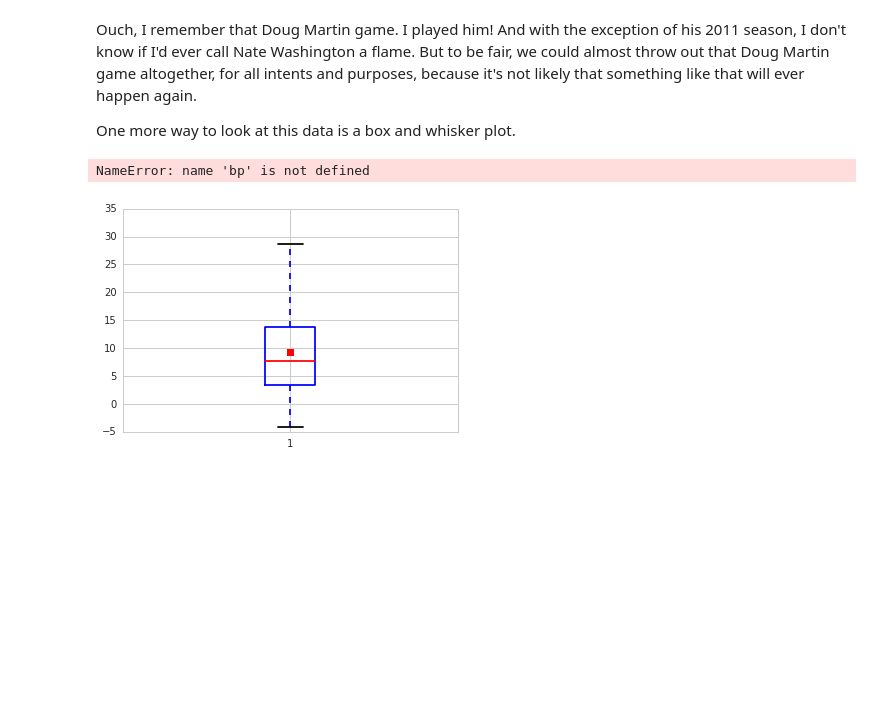
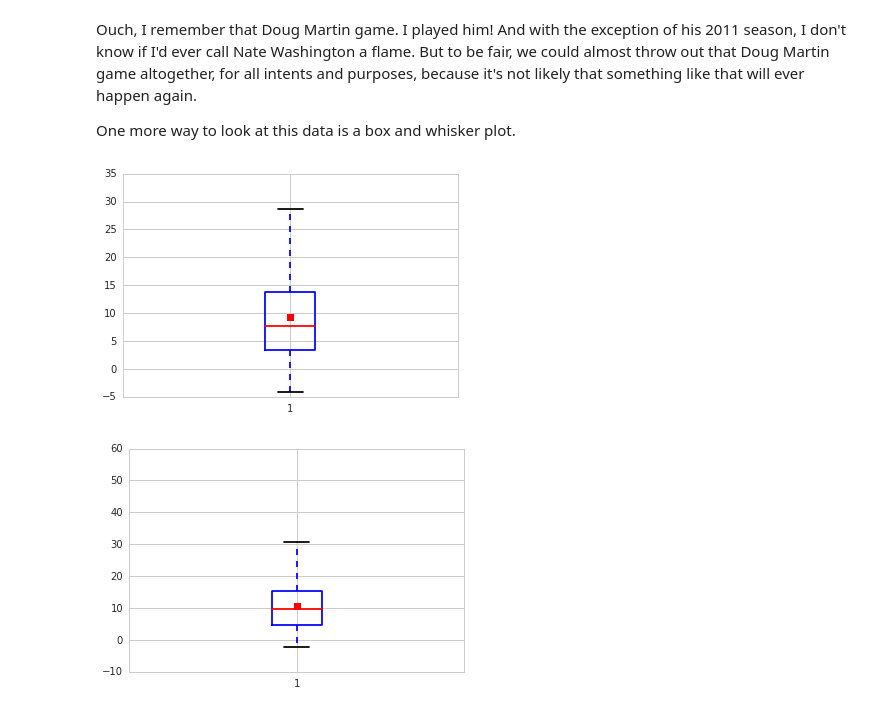
Before and after one commit to bdetweiler/brad-evans-analysis, a Jupyter notebook: Brad Evans Analysis.ipynb, the cells around one changed output. Cells and saved outputs as stored; diff of their text form; code cells hidden in the pictures; blank space fills up the shorter version.

```diff
--- a/Brad Evans Analysis.ipynb
+++ b/Brad Evans Analysis.ipynb
@@ -1863,33 +1863,33 @@ import pandas as pd
 import seaborn as sns
 
 from os import listdir
 from os.path import isfile, join
 from os import walk
 
 flames_lames_database = create_database("sqlite:/home/bdetweiler/src/Data Science/brad-evans-analysis/db/flames_lames.db")
 flames_lames_store = Store(flames_lames_database)
 
 flames = flames_lames_store.find(FlamesLames, And(FlamesLames.FLAME_LAME == u'flames', FlamesLames.PLAYER_POSITION != u'DST')).order_by(Desc(FlamesLames.ACT_FANTASY_POINTS))
 lames = flames_lames_store.find(FlamesLames, And(FlamesLames.FLAME_LAME == u'lames', FlamesLames.PLAYER_POSITION != u'DST')).order_by(Asc(FlamesLames.ACT_FANTASY_POINTS))
 
 flames_data = []
 for flame in flames:
     flames_data.append(flame.ACT_FANTASY_POINTS)
 
 lames_data = []
 for lame in lames:
     lames_data.append(lame.ACT_FANTASY_POINTS)
 
-plt.boxplot(flames_data, showfliers=True, showmeans=True)
+bp = plt.boxplot(flames_data, showfliers=True, showmeans=True)
 plt.setp(bp['fliers'], color='red', marker='+')
 
 
 plt.figure()
-plt.boxplot(lames_data, showfliers=True, showmeans=True)
+bp = plt.boxplot(lames_data, showfliers=True, showmeans=True)
 plt.setp(bp['fliers'], color='red', marker='+')
 
 
 plt.show()
 # %% [output]
-NameError: name 'bp' is not defined
 [figure]
+[figure, added]
```
Also changed, not shown: parts of 2 cells of this notebook.
